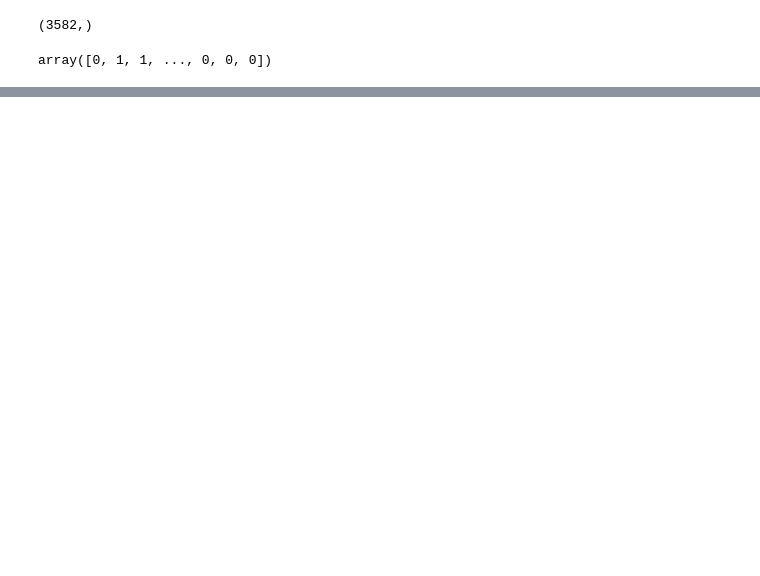
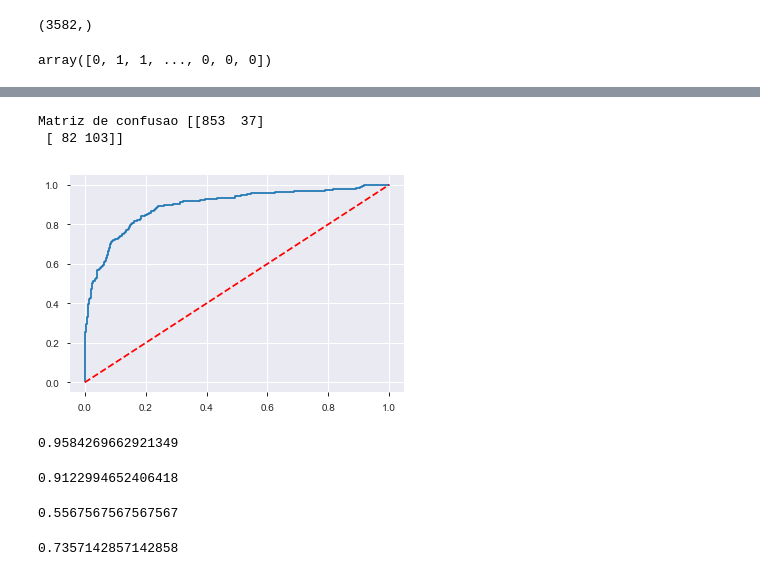
Before and after one commit to fnbalves/curso_machine_learning, a Jupyter notebook: analisando dados escolares.ipynb, the cells around one changed output, grey strips where cells are left out. Drawn from its saved outputs; the diff is of its cells as text; code cells hidden in the pictures; blank space fills up the shorter version.

```diff
--- a/analisando dados escolares.ipynb
+++ b/analisando dados escolares.ipynb
@@ -207,7 +207,7 @@ def is_good_school(grade):
 # %%
 course_based_df['TARGET'] = course_based_df['NT_GER'].apply(lambda x: is_good_school(x))
 # %%
-X_df = course_based_df[[c for c in course_based_df if c != 'TARGET']]
+X_df = course_based_df[[c for c in course_based_df if c not in ['TARGET', 'NT_GER']]]
 Y_df = course_based_df['TARGET']
 
 print('Shape Xdf', X_df.shape, 'Shape Ydf', Y_df.shape)
@@ -230,0 +274,44 @@ array([0, 1, 1, ..., 0, 0, 0])
+# %%
+from sklearn.metrics import confusion_matrix
+
+prediction = model.predict(X_test)
+cm = confusion_matrix(Y_test, prediction)
+print('Matriz de confusao', cm)
+# %% [output]
+Matriz de confusao [[853  37]
+ [ 82 103]]
+# %%
+Y_score = model.predict_proba(X_test)
+# %%
+from sklearn.metrics import roc_curve, auc
+
+class_to_look = 1
+y_score_class = [x[class_to_look] for x in Y_score]
+
+fpr, tpr, thresholds = roc_curve([int(y == class_to_look) for y in Y_test], y_score_class)
+# %%
+%matplotlib inline
+
+import matplotlib.pyplot as plt
+plt.figure()
+plt.plot(fpr, tpr)
+plt.plot(np.linspace(0.0, 1.0, 10), np.linspace(0.0, 1.0, 10), '--r')
+plt.show(block=False)
+# %% [output]
+[figure, added]
+# %%
+853./(853.0 + 37.0)
+# %% [output]
+0.9584269662921349
+# %%
+853./(853. + 82.0)
+# %% [output]
+0.9122994652406418
+# %%
+103.0/(103. + 82.0)
+# %% [output]
+0.5567567567567567
+# %%
+103.0/(103.0 + 37.0)
+# %% [output]
+0.7357142857142858
```
Also changed, not shown: parts of 3 cells of this notebook.
